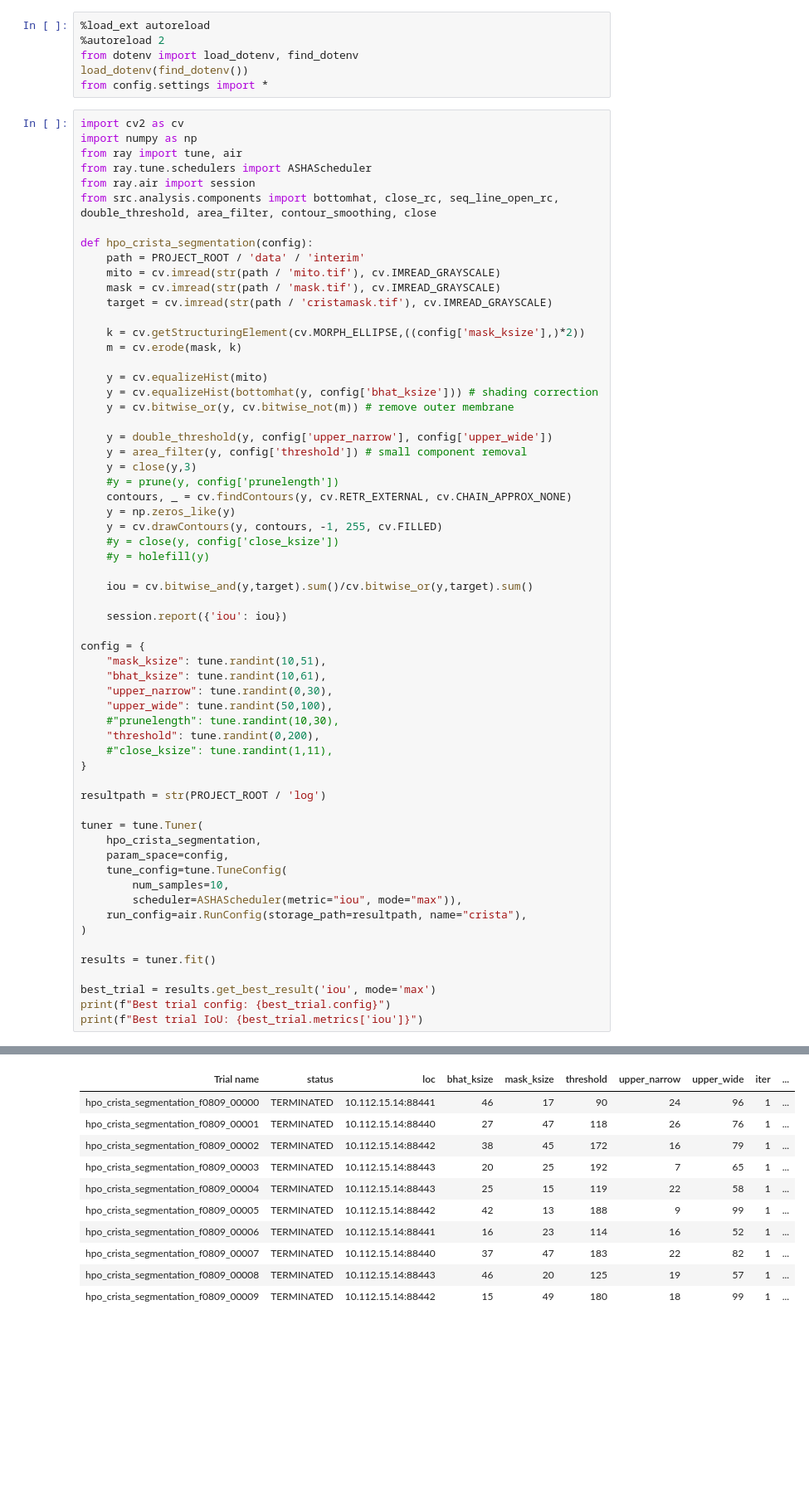
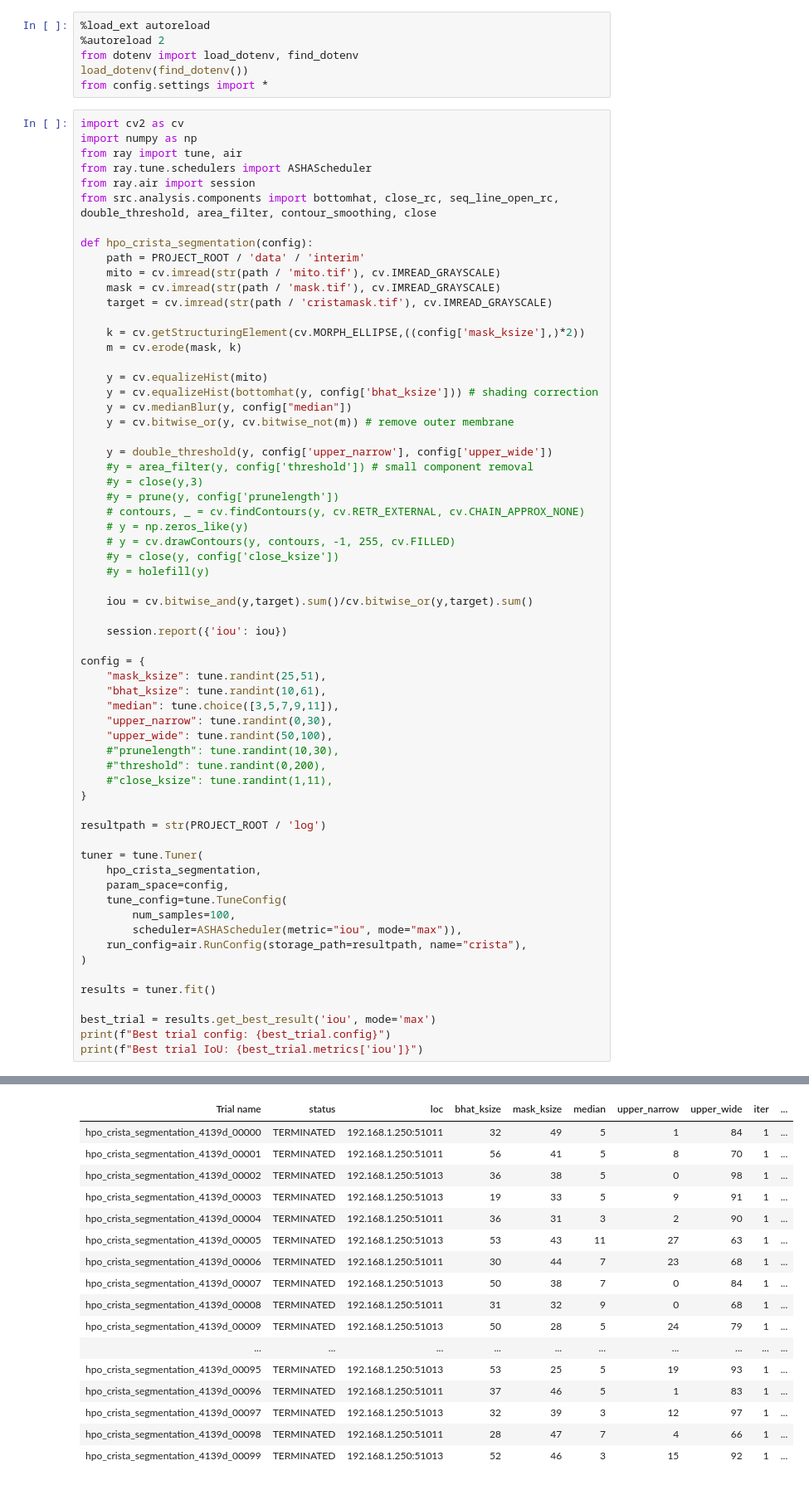
Before and after one commit to ogkristi/mitotem, a Jupyter notebook: notebooks/6-hpo-cristae.ipynb, the cells around one changed output, grey strips where cells are left out. Shown at 83% size. Saved outputs shown, nothing was run; the diff lists cells and outputs as text; blank space fills up the shorter version.

```diff
--- a/notebooks/6-hpo-cristae.ipynb
+++ b/notebooks/6-hpo-cristae.ipynb
@@ -23,15 +23,16 @@ def hpo_crista_segmentation(config):
 
     y = cv.equalizeHist(mito)
     y = cv.equalizeHist(bottomhat(y, config['bhat_ksize'])) # shading correction
+    y = cv.medianBlur(y, config["median"])
     y = cv.bitwise_or(y, cv.bitwise_not(m)) # remove outer membrane
 
     y = double_threshold(y, config['upper_narrow'], config['upper_wide'])
-    y = area_filter(y, config['threshold']) # small component removal
-    y = close(y,3)
+    #y = area_filter(y, config['threshold']) # small component removal
+    #y = close(y,3)
     #y = prune(y, config['prunelength'])
-    contours, _ = cv.findContours(y, cv.RETR_EXTERNAL, cv.CHAIN_APPROX_NONE)
-    y = np.zeros_like(y)
-    y = cv.drawContours(y, contours, -1, 255, cv.FILLED)
+    # contours, _ = cv.findContours(y, cv.RETR_EXTERNAL, cv.CHAIN_APPROX_NONE)
+    # y = np.zeros_like(y)
+    # y = cv.drawContours(y, contours, -1, 255, cv.FILLED)
     #y = close(y, config['close_ksize'])
     #y = holefill(y)
 
@@ -40,12 +41,13 @@ def hpo_crista_segmentation(config):
     session.report({'iou': iou})
 
 config = {
-    "mask_ksize": tune.randint(10,51),
+    "mask_ksize": tune.randint(25,51),
     "bhat_ksize": tune.randint(10,61),
+    "median": tune.choice([3,5,7,9,11]),
     "upper_narrow": tune.randint(0,30),
     "upper_wide": tune.randint(50,100),
     #"prunelength": tune.randint(10,30),
-    "threshold": tune.randint(0,200),
+    #"threshold": tune.randint(0,200),
     #"close_ksize": tune.randint(1,11),
 }
 
@@ -55,7 +57,7 @@ tuner = tune.Tuner(
     hpo_crista_segmentation,
     param_space=config,
     tune_config=tune.TuneConfig(
-        num_samples=10,
+        num_samples=100,
         scheduler=ASHAScheduler(metric="iou", mode="max")),
     run_config=air.RunConfig(storage_path=resultpath, name="crista"),
 )
@@ -77,12 +79,18 @@ Logical resource usage: 1.0/4 CPUs, 0/0 GPUs
 Trial Status
-| Trial name | status | loc | bhat_ksize | mask_ksize | threshold | upper_narrow | upper_wide | iter | ... |
-| hpo_crista_segmentation_f0809_00000 | TERMINATED | 10.112.15.14:88441 | 46 | 17 | 90 | 24 | 96 | 1 | ... |
-| hpo_crista_segmentation_f0809_00001 | TERMINATED | 10.112.15.14:88440 | 27 | 47 | 118 | 26 | 76 | 1 | ... |
-| hpo_crista_segmentation_f0809_00002 | TERMINATED | 10.112.15.14:88442 | 38 | 45 | 172 | 16 | 79 | 1 | ... |
-| hpo_crista_segmentation_f0809_00003 | TERMINATED | 10.112.15.14:88443 | 20 | 25 | 192 | 7 | 65 | 1 | ... |
-| hpo_crista_segmentation_f0809_00004 | TERMINATED | 10.112.15.14:88443 | 25 | 15 | 119 | 22 | 58 | 1 | ... |
-| hpo_crista_segmentation_f0809_00005 | TERMINATED | 10.112.15.14:88442 | 42 | 13 | 188 | 9 | 99 | 1 | ... |
-| hpo_crista_segmentation_f0809_00006 | TERMINATED | 10.112.15.14:88441 | 16 | 23 | 114 | 16 | 52 | 1 | ... |
-| hpo_crista_segmentation_f0809_00007 | TERMINATED | 10.112.15.14:88440 | 37 | 47 | 183 | 22 | 82 | 1 | ... |
-| hpo_crista_segmentation_f0809_00008 | TERMINATED | 10.112.15.14:88443 | 46 | 20 | 125 | 19 | 57 | 1 | ... |
-| hpo_crista_segmentation_f0809_00009 | TERMINATED | 10.112.15.14:88442 | 15 | 49 | 180 | 18 | 99 | 1 | ... |
+| Trial name | status | loc | bhat_ksize | mask_ksize | median | upper_narrow | upper_wide | iter | ... |
+| hpo_crista_segmentation_4139d_00000 | TERMINATED | 192.168.1.250:51011 | 32 | 49 | 5 | 1 | 84 | 1 | ... |
+| hpo_crista_segmentation_4139d_00001 | TERMINATED | 192.168.1.250:51011 | 56 | 41 | 5 | 8 | 70 | 1 | ... |
+| hpo_crista_segmentation_4139d_00002 | TERMINATED | 192.168.1.250:51013 | 36 | 38 | 5 | 0 | 98 | 1 | ... |
+| hpo_crista_segmentation_4139d_00003 | TERMINATED | 192.168.1.250:51013 | 19 | 33 | 5 | 9 | 91 | 1 | ... |
+| hpo_crista_segmentation_4139d_00004 | TERMINATED | 192.168.1.250:51011 | 36 | 31 | 3 | 2 | 90 | 1 | ... |
+| hpo_crista_segmentation_4139d_00005 | TERMINATED | 192.168.1.250:51013 | 53 | 43 | 11 | 27 | 63 | 1 | ... |
+| hpo_crista_segmentation_4139d_00006 | TERMINATED | 192.168.1.250:51011 | 30 | 44 | 7 | 23 | 68 | 1 | ... |
+| hpo_crista_segmentation_4139d_00007 | TERMINATED | 192.168.1.250:51013 | 50 | 38 | 7 | 0 | 84 | 1 | ... |
+| hpo_crista_segmentation_4139d_00008 | TERMINATED | 192.168.1.250:51011 | 31 | 32 | 9 | 0 | 68 | 1 | ... |
+| hpo_crista_segmentation_4139d_00009 | TERMINATED | 192.168.1.250:51013 | 50 | 28 | 5 | 24 | 79 | 1 | ... |
+| ... | ... | ... | ... | ... | ... | ... | ... | ... | ... |
+| hpo_crista_segmentation_4139d_00095 | TERMINATED | 192.168.1.250:51013 | 53 | 25 | 5 | 19 | 93 | 1 | ... |
+| hpo_crista_segmentation_4139d_00096 | TERMINATED | 192.168.1.250:51011 | 37 | 46 | 5 | 1 | 83 | 1 | ... |
+| hpo_crista_segmentation_4139d_00097 | TERMINATED | 192.168.1.250:51013 | 32 | 39 | 3 | 12 | 97 | 1 | ... |
+| hpo_crista_segmentation_4139d_00098 | TERMINATED | 192.168.1.250:51011 | 28 | 47 | 7 | 4 | 66 | 1 | ... |
+| hpo_crista_segmentation_4139d_00099 | TERMINATED | 192.168.1.250:51013 | 52 | 46 | 3 | 15 | 92 | 1 | ... |
```
Also changed, not shown: parts of 1 cell of this notebook, 20 other files.
